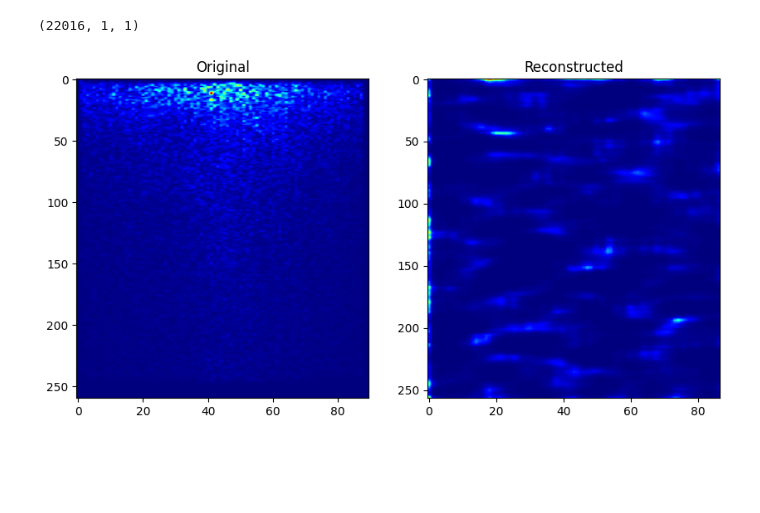
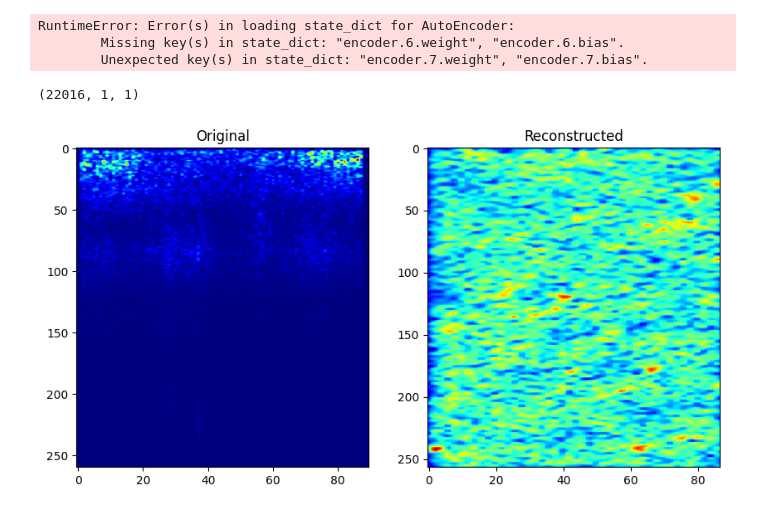
Before and after one commit to Kldiasha/image-sounds, a Jupyter notebook: sound_processing.ipynb, the cells around one changed output. Cells and saved outputs as stored; diff of their text form; code cells hidden in the pictures; blank space fills up the shorter version.

Commit message:
changed sigmoid to tanh.

```diff
--- a/sound_processing.ipynb
+++ b/sound_processing.ipynb
@@ -46,7 +48,7 @@ import random
 import torch
 video_files=[
     # 'a_oqcg0hvpo',
-    # 'PyFN_FYwqvc',
+    'PyFN_FYwqvc',
     # 'ubz5lz_l7IY',
     'LydoK7hXKbs'
 ]
@@ -102,30 +153,31 @@ class AutoEncoder(nn.Module):
         super().__init__()
 
         self.encoder = nn.Sequential( # 260 x 90
-            nn.Upsample(size=(130, 45), mode='bilinear'),
             nn.Conv2d(1, 16, kernel_size=3, stride=1, padding=1),
-            nn.ReLU(inplace=True),
+            nn.LeakyReLU(0.01),
+            nn.Dropout(0.2),
             nn.MaxPool2d(kernel_size=2, stride=2, padding=1),
             nn.Conv2d(16, 32, kernel_size=3, stride=1, padding=1),
-            nn.ReLU(inplace=True),
+            nn.LeakyReLU(0.01),
+            nn.Dropout(0.2),
             nn.MaxPool2d(kernel_size=2, stride=2, padding=1),
             nn.Flatten(),
-            nn.Linear(13056, 100)
+            nn.Linear(50688, 100)
         )
         self.classification = nn.Sequential(
             nn.Softmax(1)
         )
         self.decoder = nn.Sequential(
-            nn.Linear(100, 13056),
-            nn.Unflatten(1, (32, 34, 12)),
-            nn.Upsample(size=(60, 25), mode='bilinear'),
-            nn.ReLU(inplace=True),
+            nn.Linear(100, 50688),
+            nn.Unflatten(1, (32, 66, 24)),
+            nn.LeakyReLU(0.01),
             nn.ConvTranspose2d(32, 16, kernel_size=3, stride=1, padding=1),
             nn.Upsample(size=(130, 45)),
-            nn.ReLU(inplace=True),
+            nn.LeakyReLU(0.01),
+            nn.Dropout(0.2),
             nn.ConvTranspose2d(16, 1, kernel_size=3, stride=1, padding=1),
             nn.Upsample(size=(260, 90), mode='bilinear'),
-            nn.Sigmoid(),
+            nn.Tanh(),
         )
 
     def forward(self, x):
@@ -265,7 +317,11 @@ torch.save(autoencoder.state_dict(), weight_file_name)
 autoencoder = AutoEncoder((260, 90))
 
 # Load the saved weights
-autoencoder.load_state_dict(torch.load('./model_4_16'))
+autoencoder.load_state_dict(torch.load('./_model_4_16'))
+# %% [output]
+RuntimeError: Error(s) in loading state_dict for AutoEncoder:
+        Missing key(s) in state_dict: "encoder.6.weight", "encoder.6.bias".
+        Unexpected key(s) in state_dict: "encoder.7.weight", "encoder.7.bias".
 # %%
 import torchaudio.transforms as transforms
 import torchaudio
@@ -278,7 +334,7 @@ with torch.no_grad():
     # Pass the test data through the model
     # audio_data = process_input_file(f'./data/Gz99TTxmvls-audio/audio1-20-04.00.wav')
     # audio_data = process_input_file(f'./data/LydoK7hXKbs-audio/audio1-25-00.00.wav')
-    audio_data = X_train[15]
+    audio_data = X_train[0]
     # audio_data = process_input_file(f'./data/a_oqcg0hvpo-audio/audio1-38-09.00.wav')
     test_data = audio_data[np.newaxis, np.newaxis, ...]
     test_data = torch.from_numpy(np.abs(test_data))
@@ -295,31 +351,31 @@ with torch.no_grad():
     res = test_output_stft.reshape(257, 87)
     axs[1].imshow(res, aspect='auto', cmap='jet')
     axs[1].set_title('Reconstructed')
 
     # print(res[: 10, : 10])
     # print(np.max(original), np.min(original))
     # print(original[: 10, : 10])
 
 
     n_fft = 512  # Number of FFT points (window size)
     hop_length = 1024  # Hop length (frame shift)
 
     # Create the STFT and iSTFT transforms
     transform_stft = transforms.Spectrogram(n_fft=n_fft, hop_length=hop_length)
     transform_istft = transforms.GriffinLim(n_fft=n_fft, hop_length=hop_length)
 
 
     # Reconstruct audio from the output STFT batch
     # test_reconstructed_waveform= transform_istft(test_output_stft)
     t, x = scipy.signal.istft(test_output_stft)
     # a, b = scipy.io.wavfile.read(audio_filenames[0])
     x = x.transpose()
     print(x.shape)
 
 
     plt.show()
     # Save the test examples
     scipy.io.wavfile.write('tmp.wav', 6000, x)
 # %% [output]
 (22016, 1, 1)
-[figure, old version]
+[figure, new version]
```
Also changed, not shown: parts of 6 cells of this notebook.
